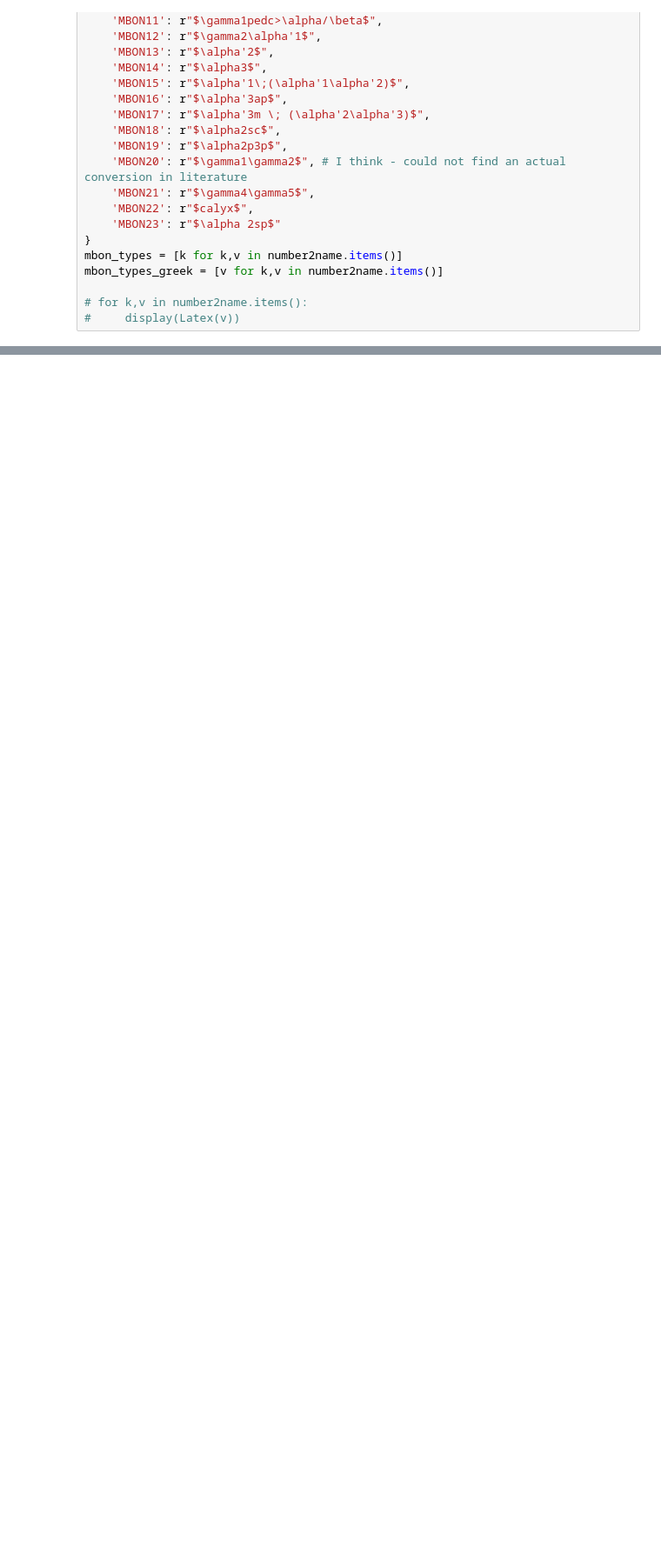
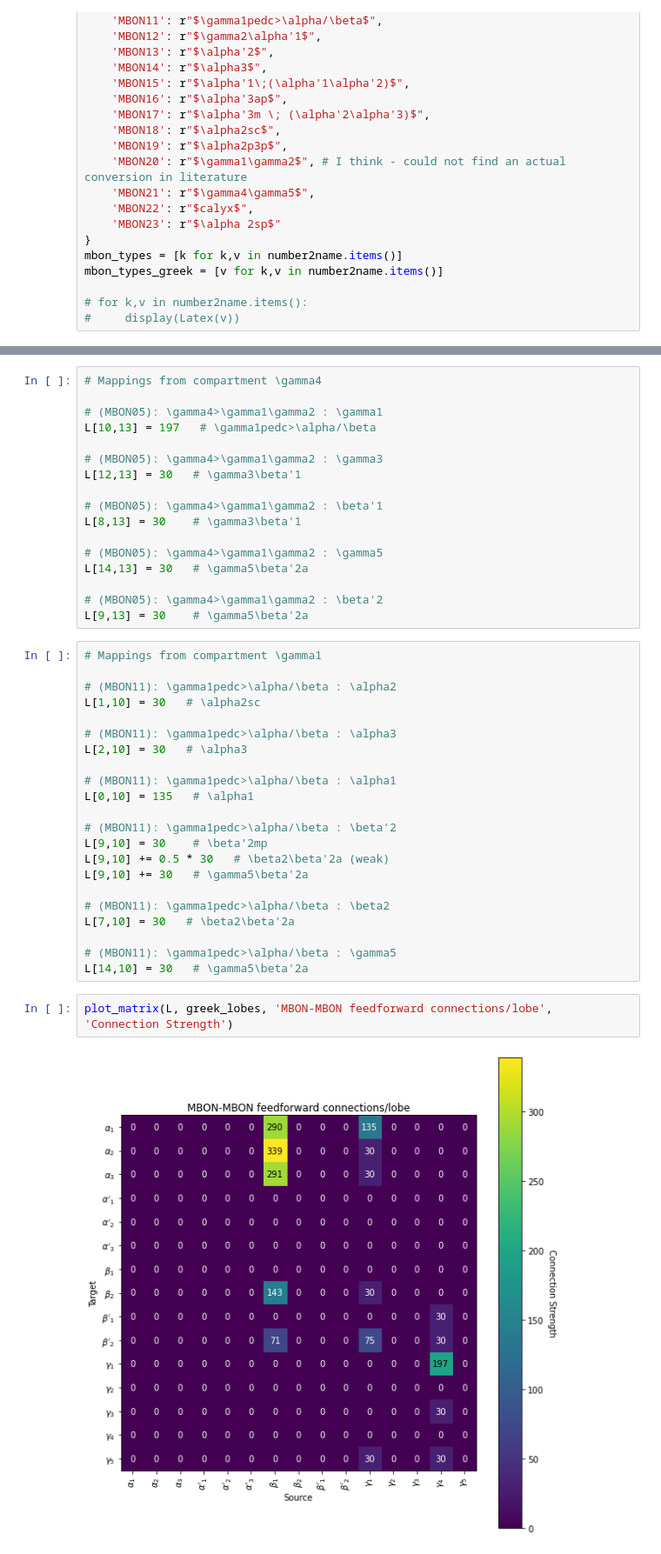
Before and after one commit to Jake-Jay/mushroom-body-models, a Jupyter notebook: notebooks/connectomics.ipynb, the cells around one changed output, grey strips where cells are left out. Shown: that part at 87% size. Saved outputs shown, nothing was run; the diff lists cells and outputs as text; blank space fills up the shorter version.

```diff
--- a/notebooks/connectomics.ipynb
+++ b/notebooks/connectomics.ipynb
@@ -74,0 +128,43 @@ plt.show()
+# %%
+# Mappings from compartment \gamma4
+
+# (MBON05): \gamma4>\gamma1\gamma2 : \gamma1
+L[10,13] = 197   # \gamma1pedc>\alpha/\beta
+
+# (MBON05): \gamma4>\gamma1\gamma2 : \gamma3
+L[12,13] = 30   # \gamma3\beta'1
+
+# (MBON05): \gamma4>\gamma1\gamma2 : \beta'1
+L[8,13] = 30    # \gamma3\beta'1
+
+# (MBON05): \gamma4>\gamma1\gamma2 : \gamma5
+L[14,13] = 30   # \gamma5\beta'2a
+
+# (MBON05): \gamma4>\gamma1\gamma2 : \beta'2
+L[9,13] = 30    # \gamma5\beta'2a
+# %%
+# Mappings from compartment \gamma1
+
+# (MBON11): \gamma1pedc>\alpha/\beta : \alpha2
+L[1,10] = 30   # \alpha2sc
+
+# (MBON11): \gamma1pedc>\alpha/\beta : \alpha3
+L[2,10] = 30   # \alpha3
+
+# (MBON11): \gamma1pedc>\alpha/\beta : \alpha1
+L[0,10] = 135   # \alpha1
+
+# (MBON11): \gamma1pedc>\alpha/\beta : \beta'2
+L[9,10] = 30    # \beta'2mp
+L[9,10] += 0.5 * 30   # \beta2\beta'2a (weak)
+L[9,10] += 30   # \gamma5\beta'2a
+
+# (MBON11): \gamma1pedc>\alpha/\beta : \beta2
+L[7,10] = 30   # \beta2\beta'2a
+
+# (MBON11): \gamma1pedc>\alpha/\beta : \gamma5
+L[14,10] = 30   # \gamma5\beta'2a
+# %%
+plot_matrix(L, greek_lobes, 'MBON-MBON feedforward connections/lobe', 'Connection Strength')
+# %% [output]
+[figure, added]
```
Also changed, not shown: parts of 14 cells of this notebook, 1 other file.
